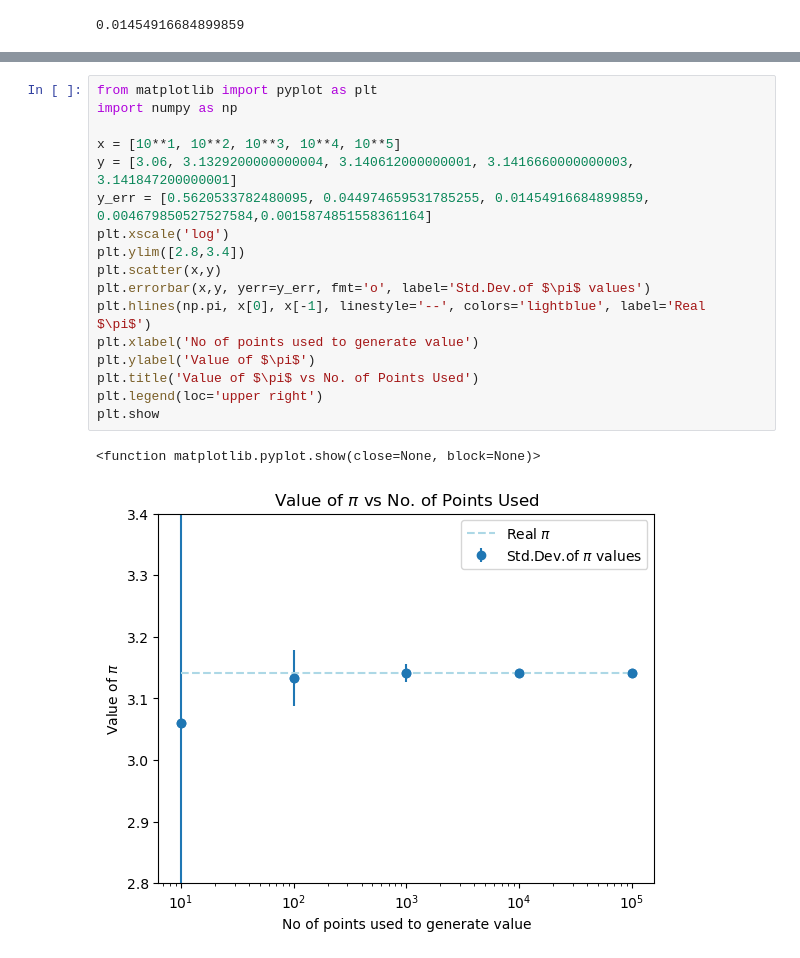
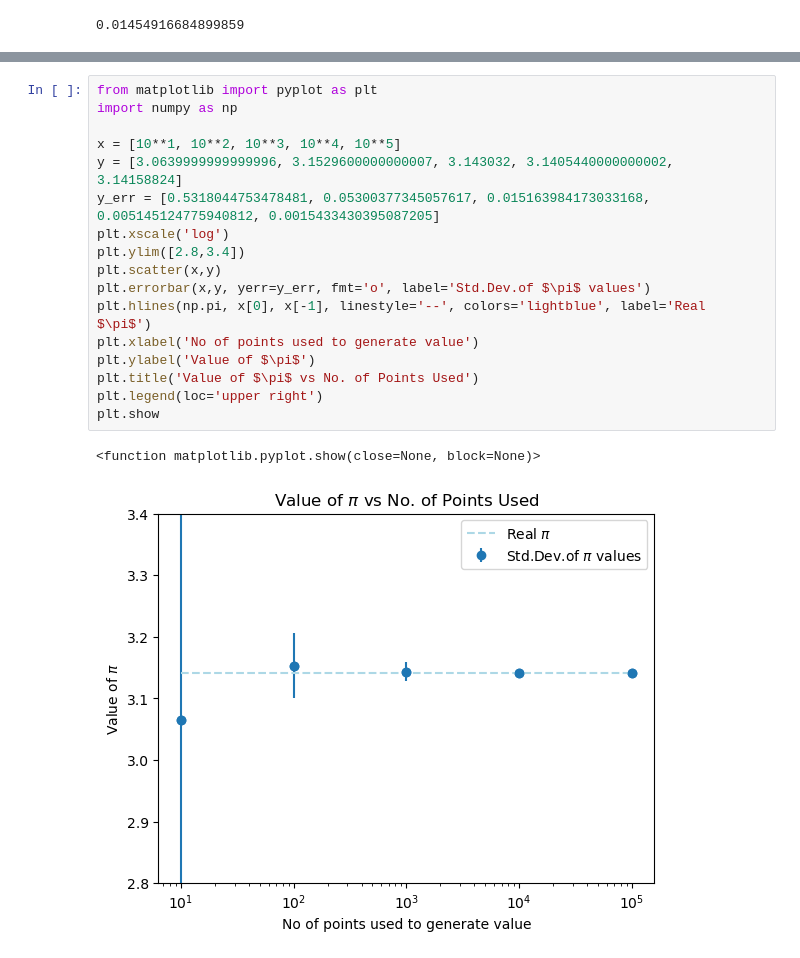
Before and after one commit to SPS-SP2273/learning-portfolio-natalierayee, a Jupyter notebook: random numbers/random_numbers_(good).ipynb, the cells around one changed output, grey strips where cells are left out. Cells and saved outputs as stored; diff of their text form.

```diff
--- a/random numbers/random_numbers_(good).ipynb
+++ b/random numbers/random_numbers_(good).ipynb
@@ -160,20 +148,20 @@ np.std(result)
 # %%
 from matplotlib import pyplot as plt
 import numpy as np
 
 x = [10**1, 10**2, 10**3, 10**4, 10**5]
-y = [3.06, 3.1329200000000004, 3.140612000000001, 3.1416660000000003, 3.141847200000001]
-y_err = [0.5620533782480095, 0.044974659531785255, 0.01454916684899859, 0.004679850527527584,0.0015874851558361164]
+y = [3.0639999999999996, 3.1529600000000007, 3.143032, 3.1405440000000002, 3.14158824]
+y_err = [0.5318044753478481, 0.05300377345057617, 0.015163984173033168, 0.005145124775940812, 0.0015433430395087205]
 plt.xscale('log')
 plt.ylim([2.8,3.4])
 plt.scatter(x,y)
 plt.errorbar(x,y, yerr=y_err, fmt='o', label='Std.Dev.of $\pi$ values')
 plt.hlines(np.pi, x[0], x[-1], linestyle='--', colors='lightblue', label='Real $\pi$')
 plt.xlabel('No of points used to generate value')
 plt.ylabel('Value of $\pi$')
 plt.title('Value of $\pi$ vs No. of Points Used')
 plt.legend(loc='upper right')
 plt.show
 # %% [output]
 <function matplotlib.pyplot.show(close=None, block=None)>
-[figure, old version]
+[figure, new version]
```
Also changed, not shown: parts of 12 cells of this notebook.
